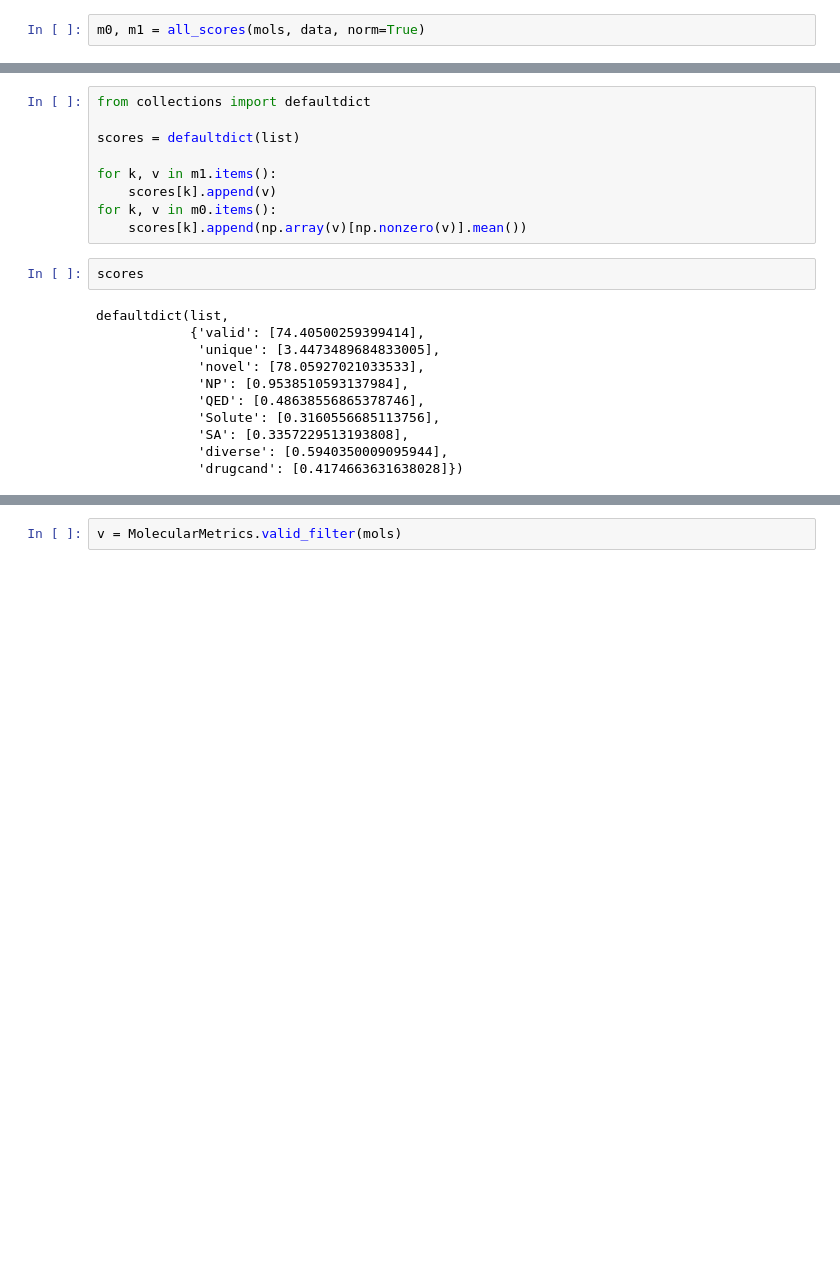
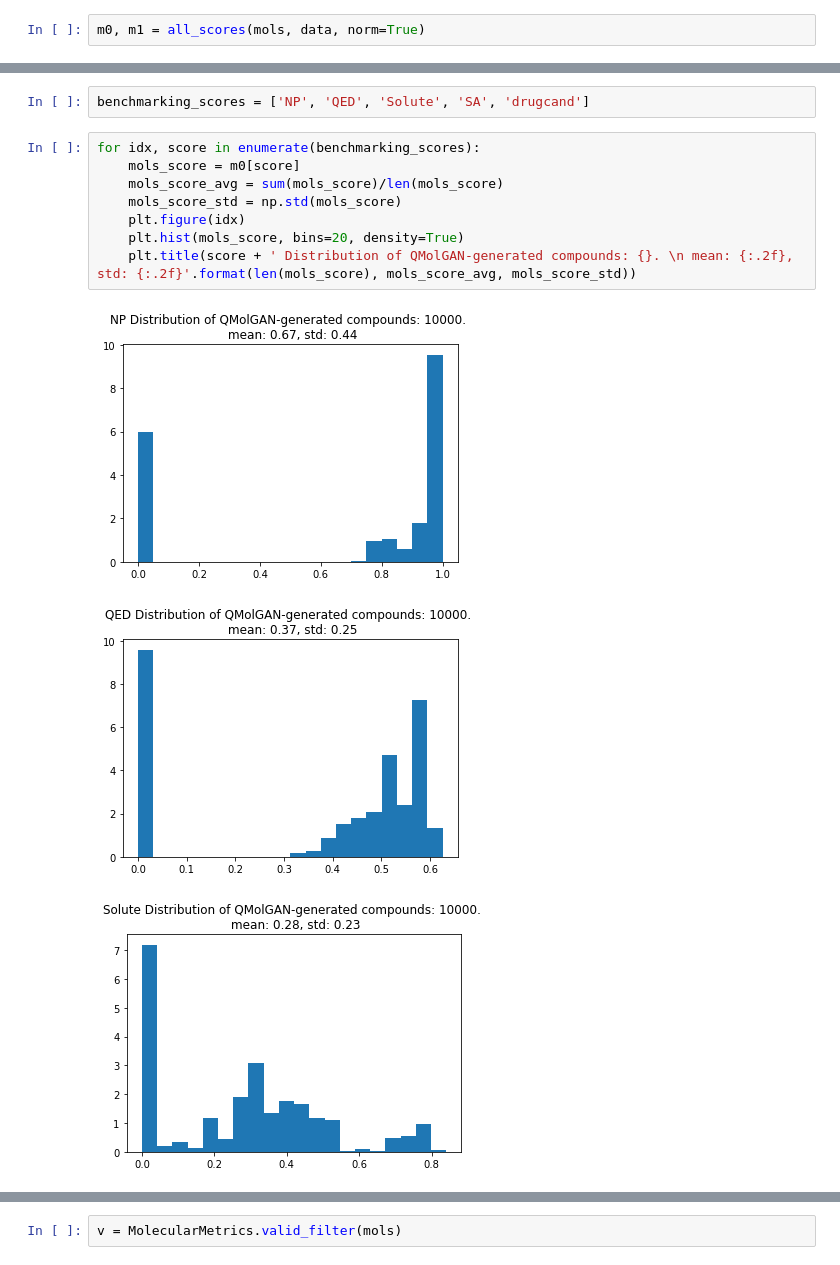
Before and after one commit to pykao/QuantumGAN-PyTorch, a Jupyter notebook: misc/valid_unique_molecules_quantum_gan.ipynb, the cells around one changed output, grey strips where cells are left out. Drawn from its saved outputs; the diff is of its cells as text; blank space fills up the shorter version.

```diff
--- a/misc/valid_unique_molecules_quantum_gan.ipynb
+++ b/misc/valid_unique_molecules_quantum_gan.ipynb
@@ -199,22 +228,14 @@ Text(0.2, 6, 'mean: 0.42, std: 0.19')
 # %%
-from collections import defaultdict
-
-scores = defaultdict(list)
-
-for k, v in m1.items():
-    scores[k].append(v)
-for k, v in m0.items():
-    scores[k].append(np.array(v)[np.nonzero(v)].mean())
+benchmarking_scores = ['NP', 'QED', 'Solute', 'SA', 'drugcand']
 # %%
-scores
+for idx, score in enumerate(benchmarking_scores):
+    mols_score = m0[score]
+    mols_score_avg = sum(mols_score)/len(mols_score)
+    mols_score_std = np.std(mols_score)
+    plt.figure(idx)
+    plt.hist(mols_score, bins=20, density=True)
+    plt.title(score + ' Distribution of QMolGAN-generated compounds: {}. \n mean: {:.2f}, std: {:.2f}'.format(len(mols_score), mols_score_avg, mols_score_std))
 # %% [output]
-defaultdict(list,
-            {'valid': [74.40500259399414],
-             'unique': [3.4473489684833005],
-             'novel': [78.05927021033533],
-             'NP': [0.9538510593137984],
-             'QED': [0.48638556865378746],
-             'Solute': [0.3160556685113756],
-             'SA': [0.3357229513193808],
-             'diverse': [0.5940350009095944],
-             'drugcand': [0.4174663631638028]})
+[figure, added]
+[figure, added]
+[figure, added]
```
Also changed, not shown: parts of 25 cells of this notebook, 1 other file.
